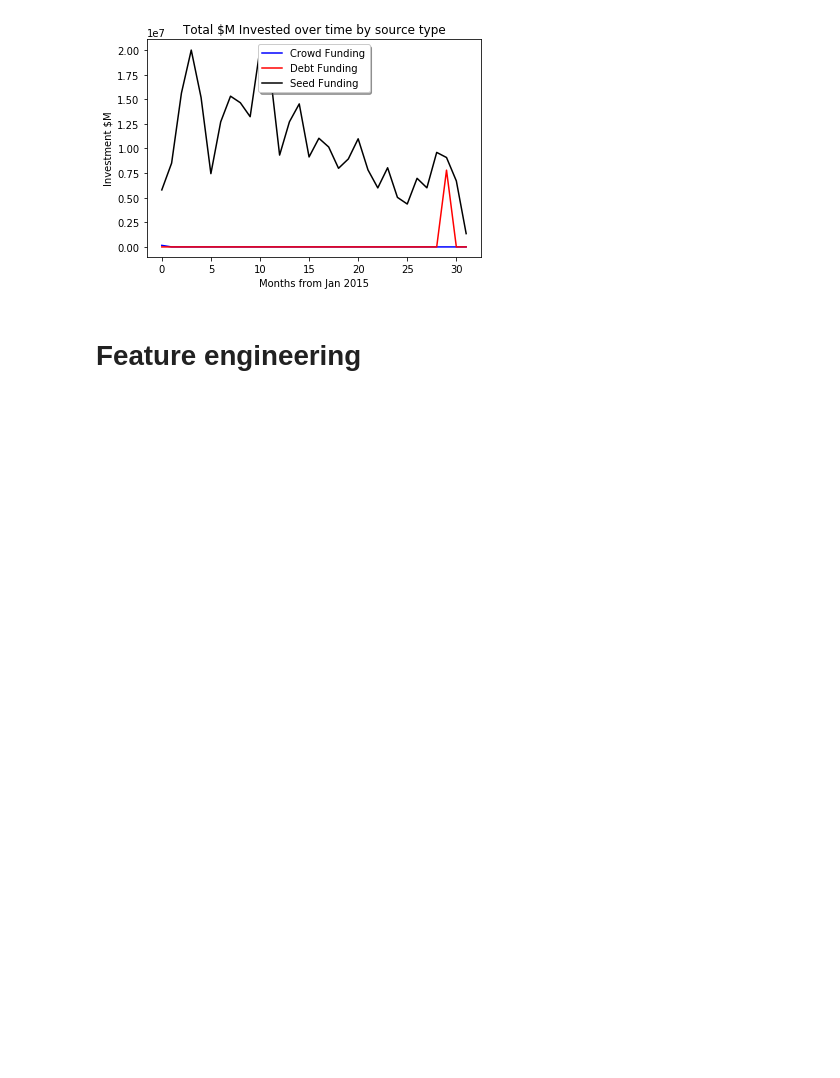
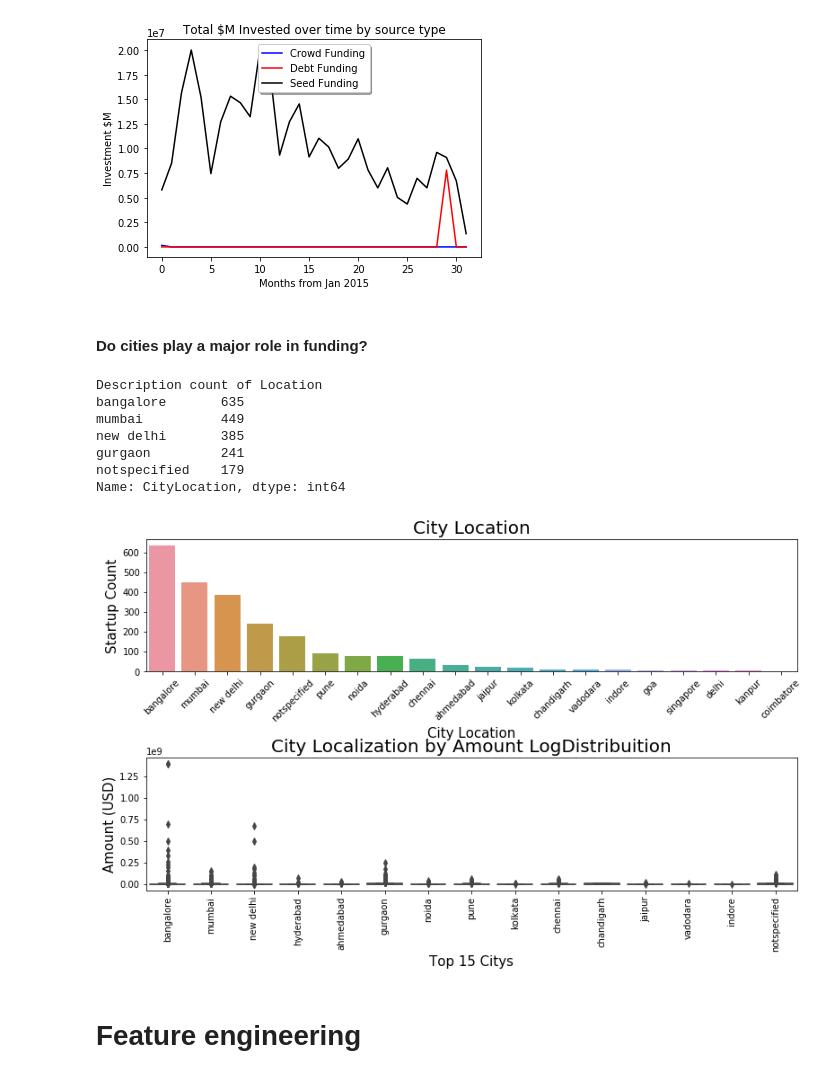
Before and after one commit to RAVI19siri/COMP840, a Jupyter notebook: Classifier_project/ML proj_classification.ipynb, the cells around one changed output. Saved outputs shown, nothing was run; the diff lists cells and outputs as text; code cells hidden in the pictures; blank space fills up the shorter version.

```diff
--- a/Classifier_project/ML proj_classification.ipynb
+++ b/Classifier_project/ML proj_classification.ipynb
@@ -273,6 +287,42 @@ legend = ax.legend(loc='upper center', shadow=True)
 plt.show()
 # %% [output]
 [figure]
+# %% [markdown]
+#### Do cities play a major role in funding?
+# %%
+location = newdata['CityLocation'].value_counts()
+print("Description count of Location")
+print(location[:5])
+
+plt.figure(figsize=(13,7))
+
+plt.subplot(211)
+sns.barplot(x=location.index[:20], y=location.values[:20])
+plt.xticks(rotation=45)
+plt.xlabel('City Location', fontsize=15)
+plt.ylabel('Startup Count', fontsize=15)
+plt.title("City Location", fontsize=20)
+
+plt.subplot(212)
+g = sns.boxplot(x='CityLocation', y="AmountInUSD",
+                data=newdata[newdata.CityLocation.isin(location[:15].index.values)])
+g.set_xticklabels(g.get_xticklabels(),rotation=90)
+g.set_title("City Localization by Amount LogDistribuition", fontsize=20)
+g.set_xlabel("Top 15 Citys", fontsize=15)
+g.set_ylabel("Amount (USD)", fontsize=15)
+
+plt.subplots_adjust(hspace = 0.65,top = 0.9)
+
+plt.show()
+# %% [output]
+Description count of Location
+bangalore       635
+mumbai          449
+new delhi       385
+gurgaon         241
+notspecified    179
+Name: CityLocation, dtype: int64
+[figure, added]
 # %% [markdown]
 # Feature engineering
 # %% [markdown]
```
Also changed, not shown: parts of 19 cells of this notebook.
